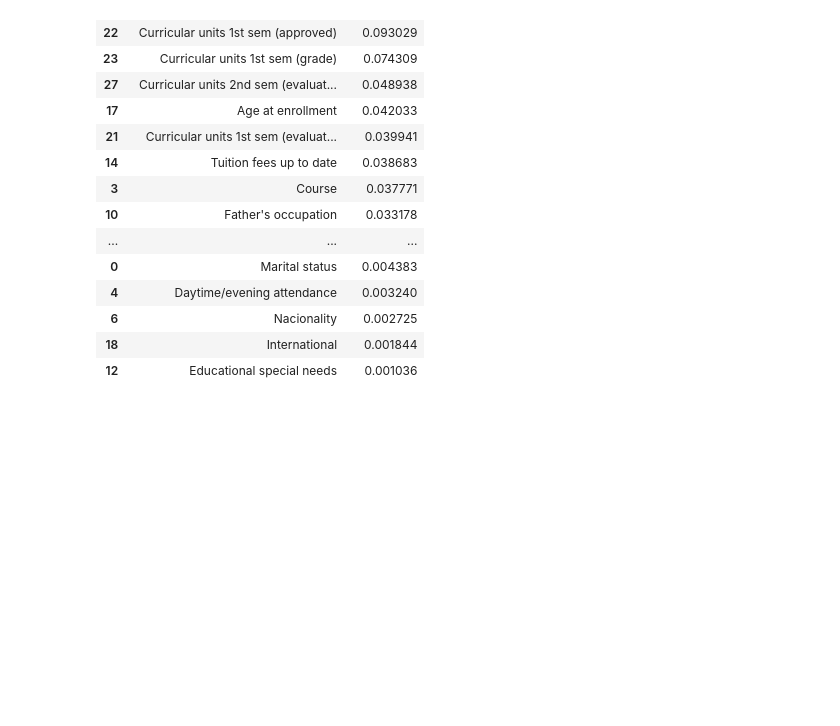
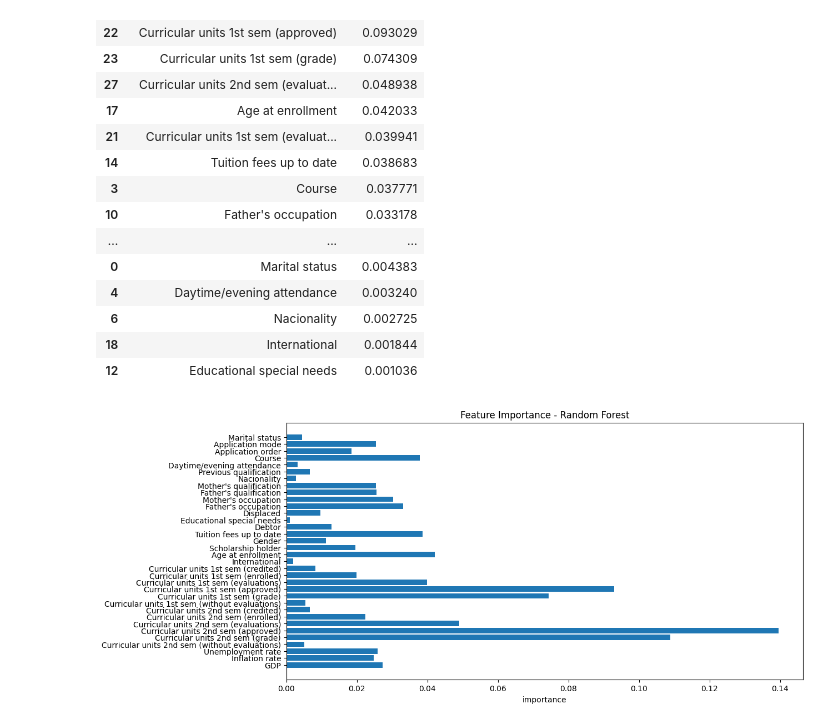
Before and after one commit to donyafallah/Early-Prediction-of-Student-Dropout, a Jupyter notebook: Student_Dropout_Prediction.ipynb, the cells around one changed output. Saved outputs shown, nothing was run; the diff lists cells and outputs as text; code cells hidden in the pictures; blank space fills up the shorter version.

Commit message:
Visualize feature importances with horizontal bar chart

```diff
--- a/Student_Dropout_Prediction.ipynb
+++ b/Student_Dropout_Prediction.ipynb
@@ -157,3 +157,12 @@ feat_imp_df.sort_values(by="importance" , ascending=False)
 | 6 | Nacionality | 0.002725 |
 | 18 | International | 0.001844 |
 | 12 | Educational special needs | 0.001036 |
+# %%
+plt.figure(figsize=(12,6))
+plt.barh(feat_imp_df["Fetures"], feat_imp_df["importance"])
+plt.gca().invert_yaxis()
+plt.xlabel("importance")
+plt.title("Feature Importance - Random Forest")
+plt.show()
+# %% [output]
+[figure, added]
```
